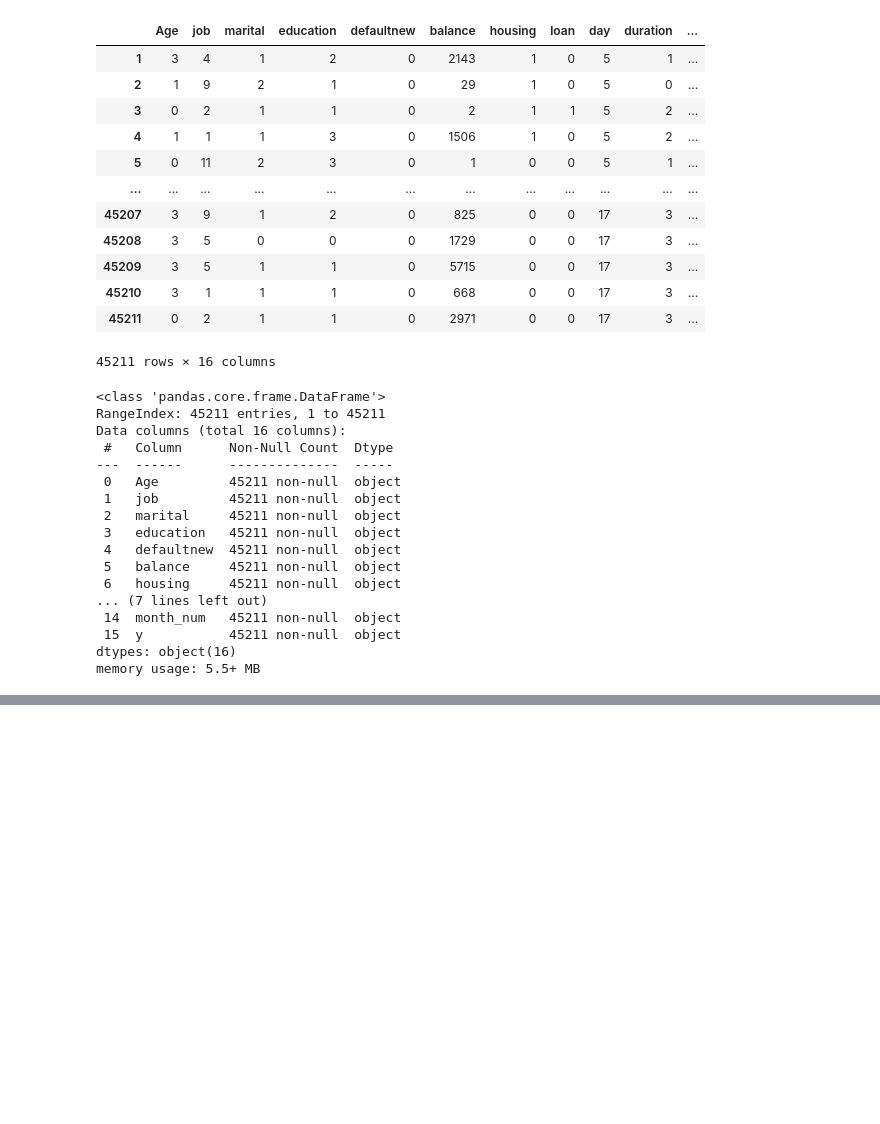
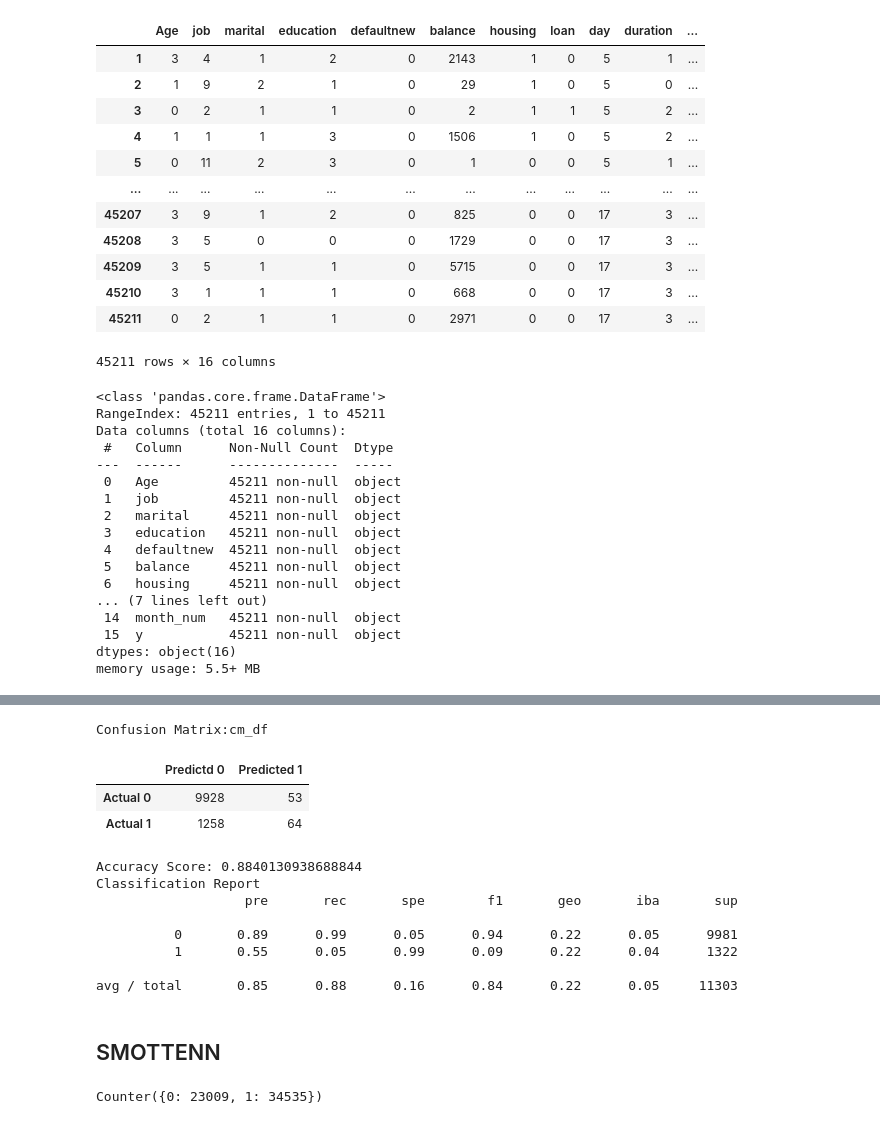
Before and after one commit to HansFeddersen/Final_project, a Jupyter notebook: Sqlite_working_code.ipynb, the cells around one changed output, grey strips where cells are left out. Saved outputs shown, nothing was run; the diff lists cells and outputs as text; code cells hidden in the pictures; blank space fills up the shorter version.

```diff
--- a/Sqlite_working_code.ipynb
+++ b/Sqlite_working_code.ipynb
@@ -354,0 +405,25 @@ sorted(zip(rf_model.feature_importances_, X.columns), reverse=True)
+# %%
+#Displaying results
+print("Confusion Matrix:cm_df")
+display(cm_df)
+
+print(f'Accuracy Score: {acc_score}')
+
+print("Classification Report")
+
+print(classification_report_imbalanced(y_test, y_pred))
+# %% [output]
+Confusion Matrix:cm_df
+|  | Predictd 0 | Predicted 1 |
+| Actual 0 | 9928 | 53 |
+| Actual 1 | 1258 | 64 |
+Accuracy Score: 0.8840130938688844
+Classification Report
+                   pre       rec       spe        f1       geo       iba       sup
+
+          0       0.89      0.99      0.05      0.94      0.22      0.05      9981
+          1       0.55      0.05      0.99      0.09      0.22      0.04      1322
+
+avg / total       0.85      0.88      0.16      0.84      0.22      0.05     11303
+# %% [markdown]
+## SMOTTENN
@@ -354,0 +439,10 @@ sorted(zip(rf_model.feature_importances_, X.columns), reverse=True)
+# %%
+# Use the SMOTEENN technique to perform combination sampling on the data
+# Count the resampled classes
+from imblearn.combine import SMOTEENN
+
+smote_enn = SMOTEENN(random_state=0)
+X_resampled, y_resampled = smote_enn.fit_resample(X, y)
+Counter(y_resampled)
+# %% [output]
+Counter({0: 23009, 1: 34535})
```
Also changed, not shown: parts of 30 cells of this notebook.
